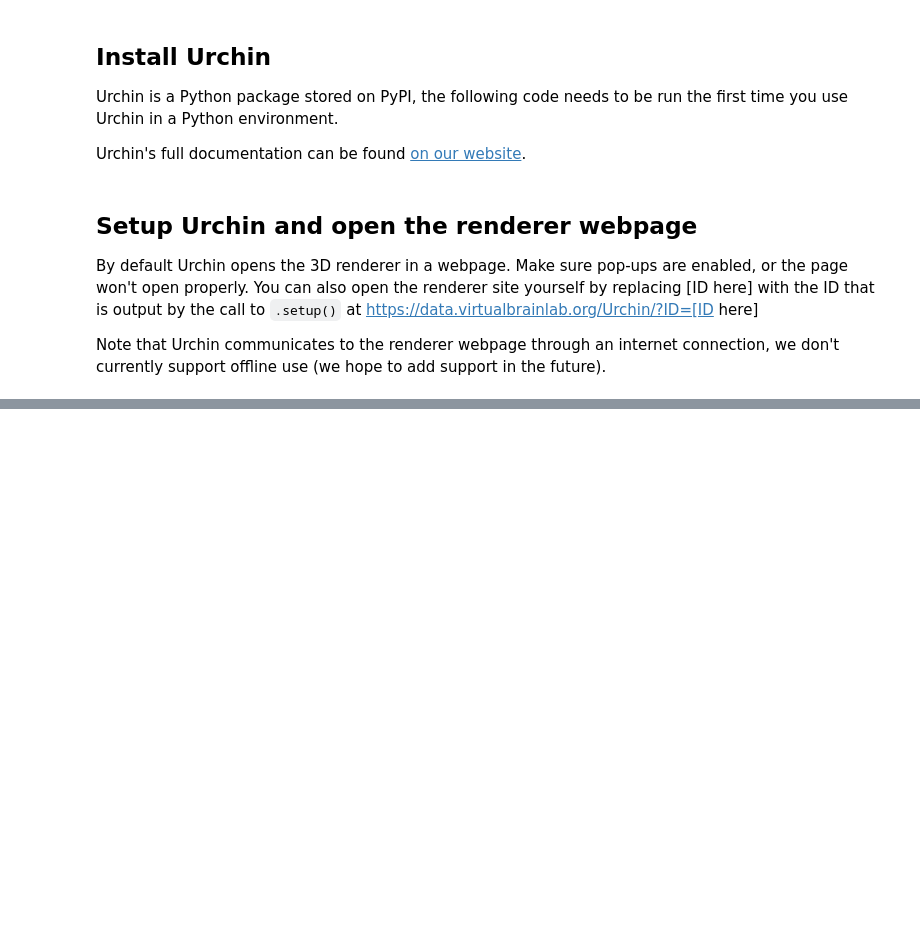
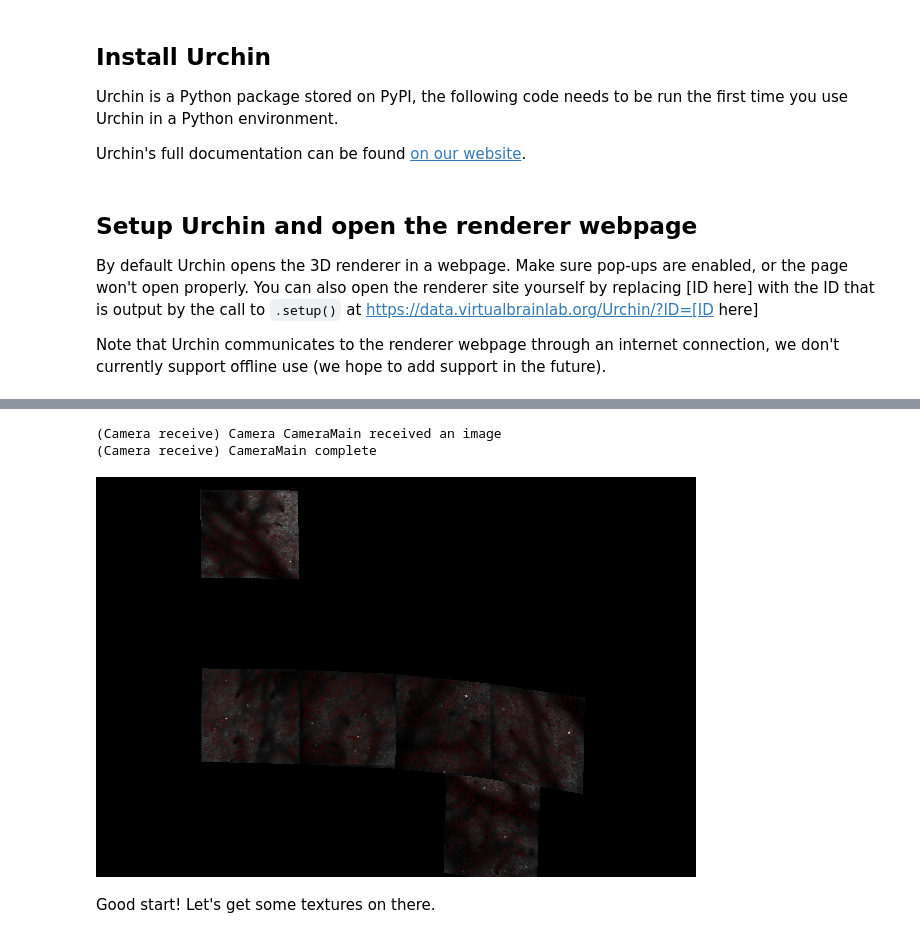
Before and after one commit to VirtualBrainLab/urchin-examples, a Jupyter notebook: basics/fov_example.ipynb, the cells around one changed output, grey strips where cells are left out. Saved outputs shown, nothing was run; the diff lists cells and outputs as text; code cells hidden in the pictures; blank space fills up the shorter version.

```diff
--- a/basics/fov_example.ipynb
+++ b/basics/fov_example.ipynb
@@ -102,2 +18,0 @@ Set Offset of FOVs
-# %%
-urchin.fov.set_offset(fov,[0.5,0.5])
@@ -106,2 +18,0 @@ Load Brain Model
-# %%
-urchin.ccf.load_beryl()
@@ -212,0 +111,2 @@ num_timepoints=10000
+# %%
+urchin.ccf25.load()
@@ -212,0 +115,4 @@ num_timepoints=10000
+# %%
+urchin.ccf25.root.set_visibility(True)
+urchin.ccf25.root.set_material('opaque-unlit')
+urchin.ccf25.root.set_color('#000000')
@@ -212,0 +128,11 @@ num_timepoints=10000
+# %%
+# we'll rotate the camera to a kind of weird angle, but it makes it easier to see the data
+urchin.camera.main.set_zoom(1.2)
+urchin.camera.main.set_rotation([-20,-15,0])
+await urchin.camera.main.screenshot(size=[600,400])
+# %% [output]
+(Camera receive) Camera CameraMain received an image
+(Camera receive) CameraMain complete
+[figure, added]
+# %% [markdown]
+Good start! Let's get some textures on there.
```
Also changed, not shown: parts of 64 cells of this notebook.
